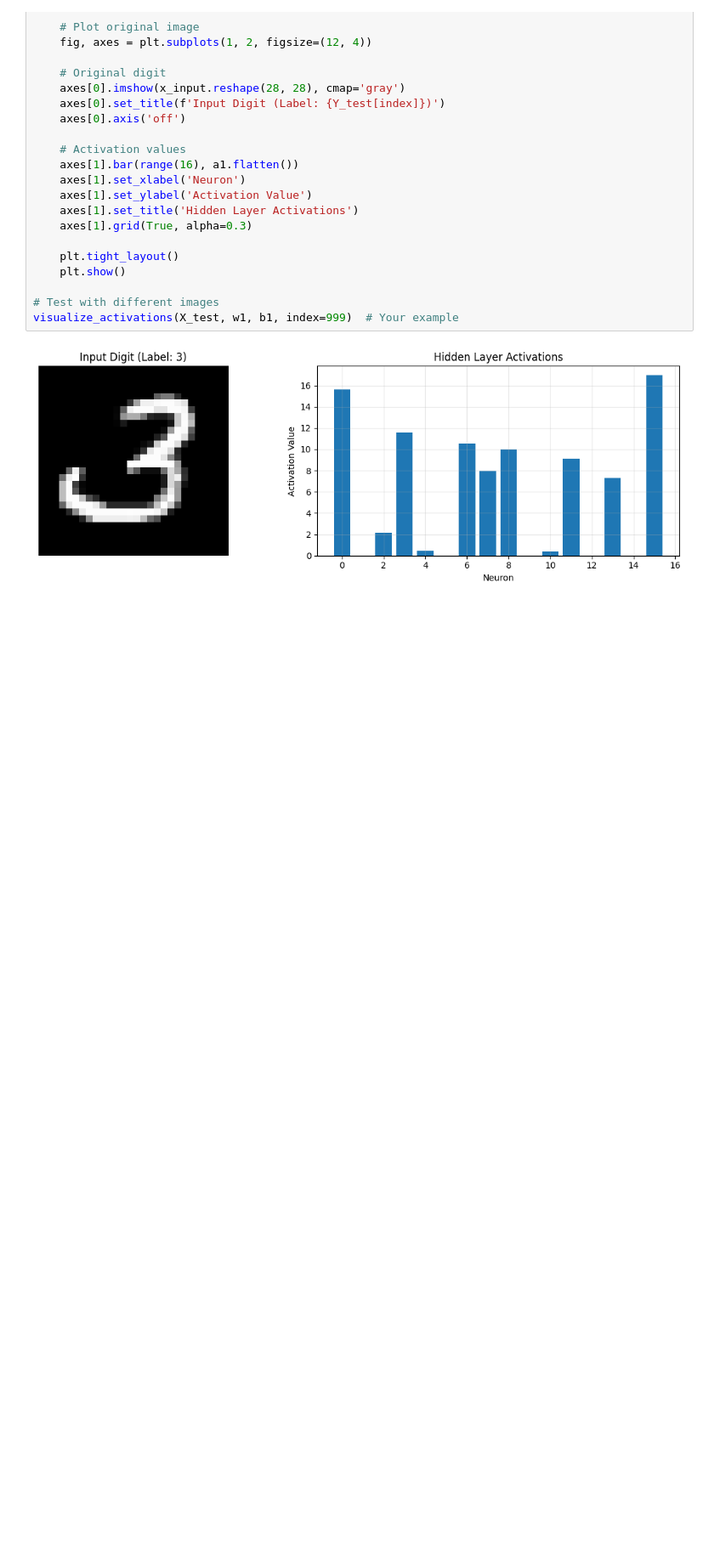
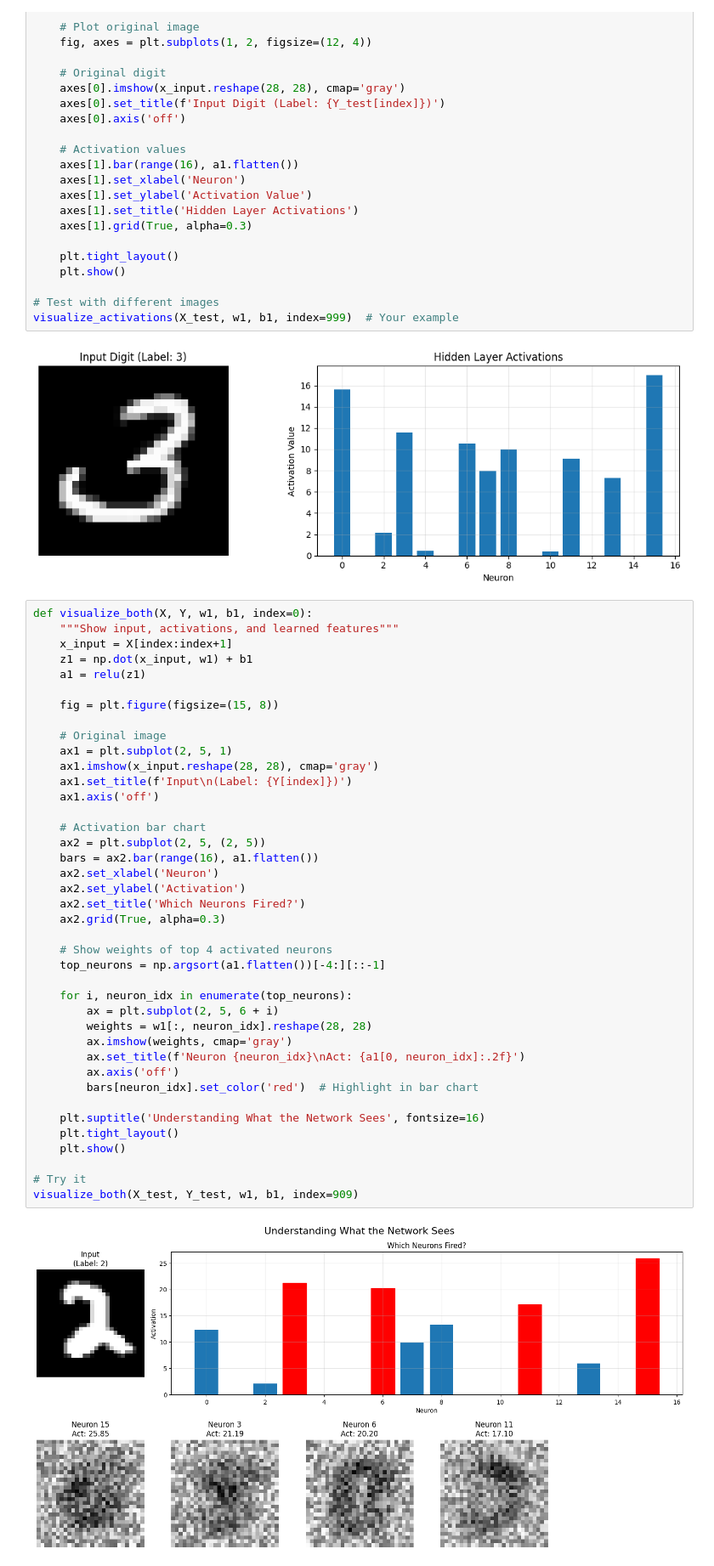
Before and after one commit to Gagancreates/pesu_io_foundations_of_neural_networks, a Jupyter notebook: day_8/mnist-from-scratch.ipynb, the cells around one changed output. Shown at 85% size. Saved outputs shown, nothing was run; the diff lists cells and outputs as text; blank space fills up the shorter version.

Commit message:
added visualisation to code now

```diff
--- a/day_8/mnist-from-scratch.ipynb
+++ b/day_8/mnist-from-scratch.ipynb
@@ -242,3 +281,45 @@ def visualize_activations(X, w1, b1, index=0):
 visualize_activations(X_test, w1, b1, index=999)  # Your example
 # %% [output]
 [figure]
+# %%
+def visualize_both(X, Y, w1, b1, index=0):
+    """Show input, activations, and learned features"""
+    x_input = X[index:index+1]
+    z1 = np.dot(x_input, w1) + b1
+    a1 = relu(z1)
+
+    fig = plt.figure(figsize=(15, 8))
+
+    # Original image
+    ax1 = plt.subplot(2, 5, 1)
+    ax1.imshow(x_input.reshape(28, 28), cmap='gray')
+    ax1.set_title(f'Input\n(Label: {Y[index]})')
+    ax1.axis('off')
+
+    # Activation bar chart
+    ax2 = plt.subplot(2, 5, (2, 5))
+    bars = ax2.bar(range(16), a1.flatten())
+    ax2.set_xlabel('Neuron')
+    ax2.set_ylabel('Activation')
+    ax2.set_title('Which Neurons Fired?')
+    ax2.grid(True, alpha=0.3)
+
+    # Show weights of top 4 activated neurons
+    top_neurons = np.argsort(a1.flatten())[-4:][::-1]
+
+    for i, neuron_idx in enumerate(top_neurons):
+        ax = plt.subplot(2, 5, 6 + i)
+        weights = w1[:, neuron_idx].reshape(28, 28)
+        ax.imshow(weights, cmap='gray')
+        ax.set_title(f'Neuron {neuron_idx}\nAct: {a1[0, neuron_idx]:.2f}')
+        ax.axis('off')
+        bars[neuron_idx].set_color('red')  # Highlight in bar chart
+
+    plt.suptitle('Understanding What the Network Sees', fontsize=16)
+    plt.tight_layout()
+    plt.show()
+
+# Try it
+visualize_both(X_test, Y_test, w1, b1, index=909)
+# %% [output]
+[figure, added]
```
Also changed, not shown: parts of 2 cells of this notebook.
